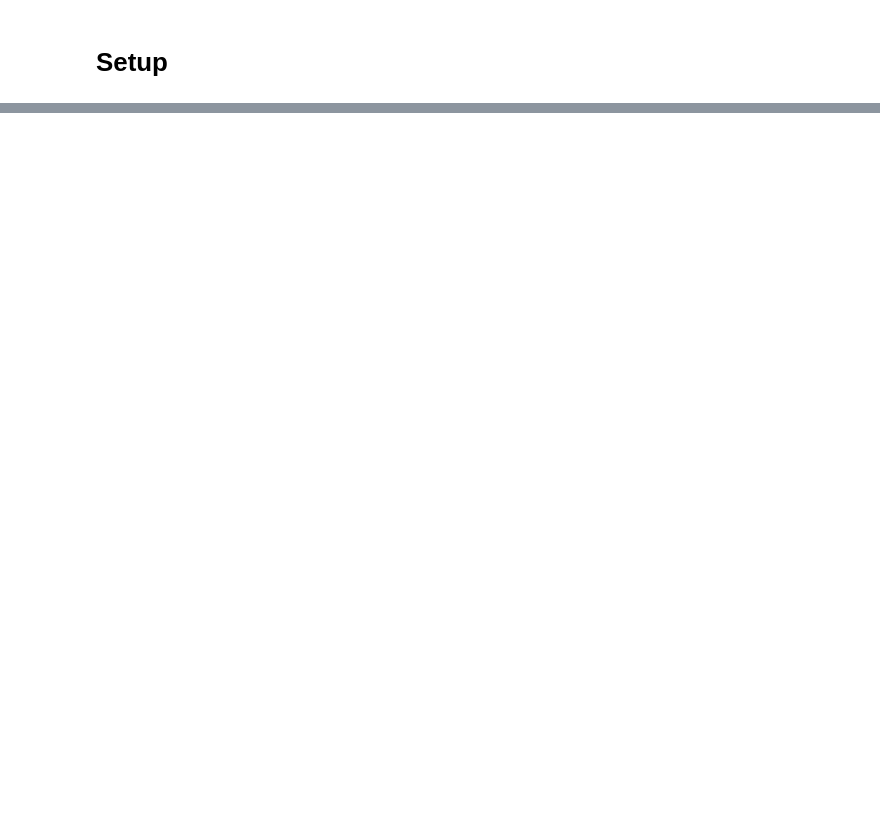
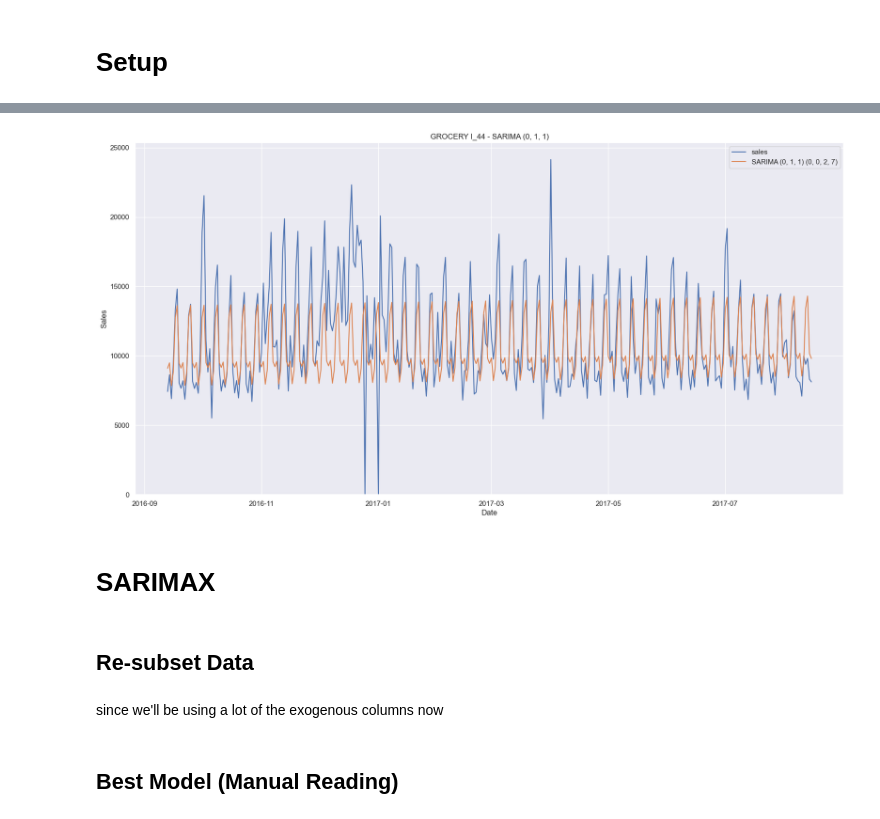
Before and after one commit to angie-xiao/store_sales, a Jupyter notebook: 4_modeling.ipynb, the cells around one changed output, grey strips where cells are left out. Drawn from its saved outputs; the diff is of its cells as text; code cells hidden in the pictures; blank space fills up the shorter version.

```diff
--- a/4_modeling.ipynb
+++ b/4_modeling.ipynb
@@ -74,0 +332,40 @@ test = pd.read_csv('test.csv', index_col='date', parse_dates=True)
+# %%
+
+
+p_df = pd.DataFrame()
+
+# concat result df
+test2 = test.reset_index()
+# test2['id'] = test2['family'].astype(str) + '_' + test2['store_nbr'].astype(str)
+
+tmp_df = pd.DataFrame()
+tmp_df = pd.concat(
+    [
+        preds.reset_index(drop=True),
+        # pred_SARIMAX.predicted_mean.reset_index(drop=True),
+        test2[features_to_use]
+
+    ],
+    axis=1
+)
+
+# p_df = pd.concat([tmp_df, p_df],axis=1)
+# %%
+fig,ax = pyplot.subplots(1,1, figsize=(20,10))
+
+ax.plot(tmp_df['date'], tmp_df['sales'], label='sales')
+ax.plot(tmp_df['date'], tmp_df[f'SARIMA Preds'], label=f'SARIMA {p,d,q} {seasonal_order_aa[0], seasonal_order_aa[1], seasonal_order_aa[2], seasonal_order_aa[3]}')
+ax.set_xlabel('Date')
+ax.set_ylabel('Sales')
+# ax.set_yscale('log')
+ax.set_ylim(bottom=0)
+ax.set_title(f'GROCERY I_44 - SARIMA {p,d,q}')
+ax.legend();
+# %% [output]
+[figure, added]
+# %% [markdown]
+# SARIMAX
+# %% [markdown]
+## Re-subset Data
+# %% [markdown]
+since we'll be using a lot of the exogenous columns now
@@ -74,0 +410,2 @@ test = pd.read_csv('test.csv', index_col='date', parse_dates=True)
+# %% [markdown]
+## Best Model (Manual Reading)
```
Also changed, not shown: parts of 30 cells of this notebook, 2 other files.
